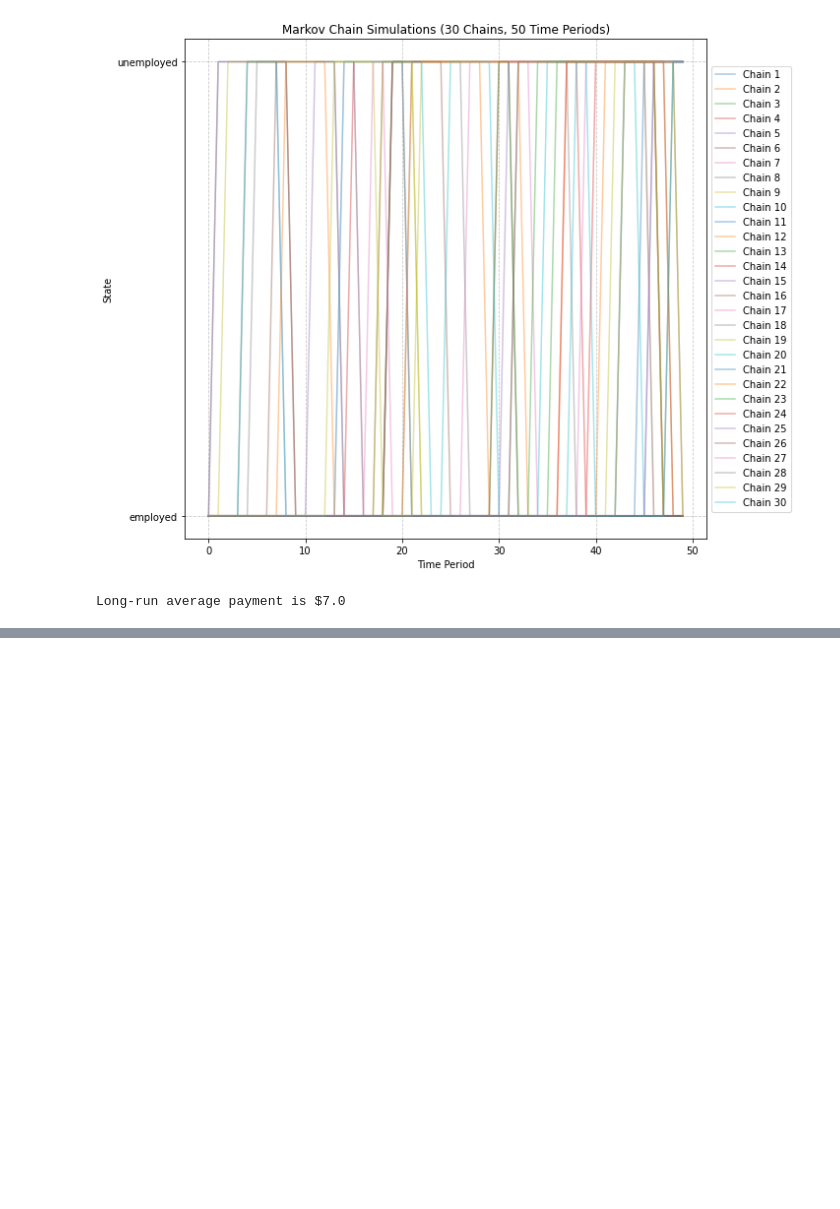
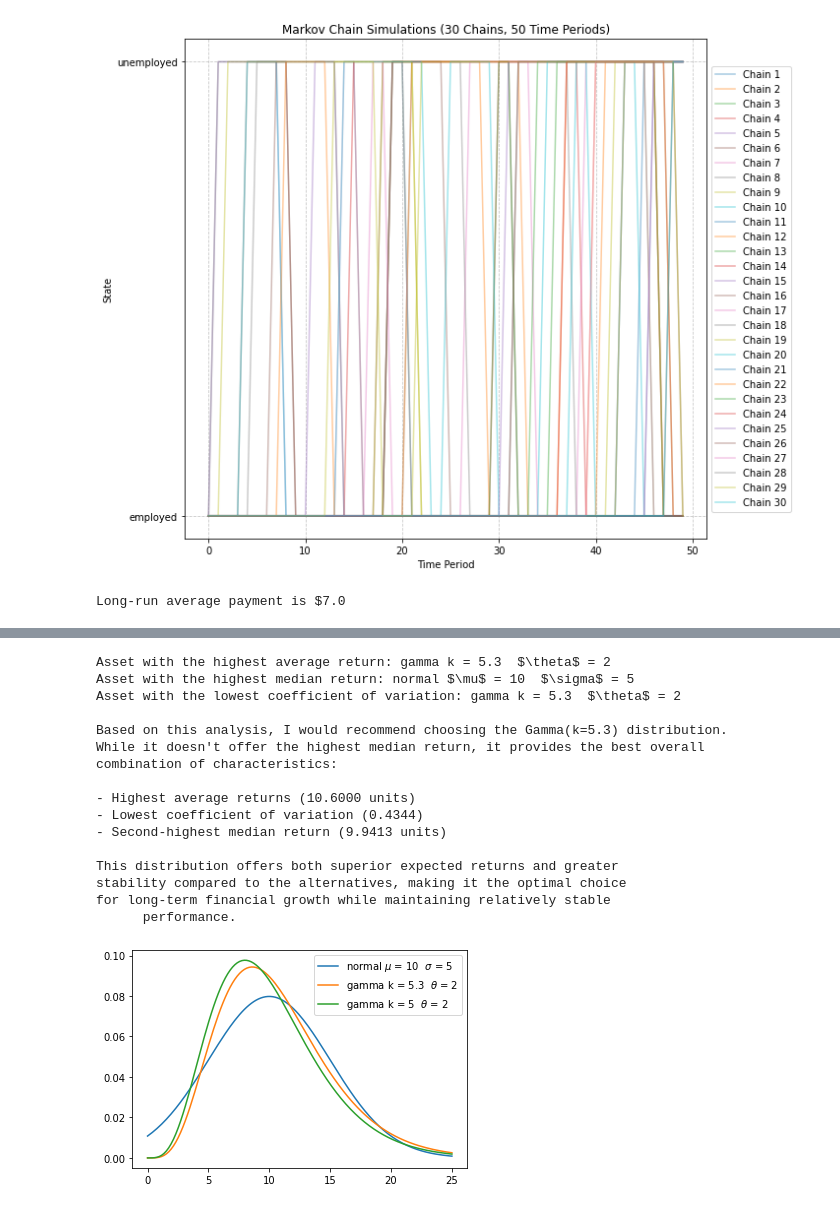
Before and after one commit to beauvilerobed/ds-ml-notes-projects-and-tutorials, a Jupyter notebook: projects/intro-to-economic-modeling-and-ds/scientific-computing/randomness.ipynb, the cells around one changed output, grey strips where cells are left out. Drawn from its saved outputs; the diff is of its cells as text; code cells hidden in the pictures; blank space fills up the shorter version.

```diff
--- a/projects/intro-to-economic-modeling-and-ds/scientific-computing/randomness.ipynb
+++ b/projects/intro-to-economic-modeling-and-ds/scientific-computing/randomness.ipynb
@@ -763,0 +777,68 @@ Long-run average payment is $7.0
+# %%
+import scipy.stats as st
+
+
+
+
+fig, ax = plt.subplots()
+
+x = np.linspace(0, 25, 130)
+norm_x = st.norm(10, 5)
+gamma_x = st.gamma(5.3, scale=2)
+gamma_y = st.gamma(5, scale=2)
+
+distributions = [(f"normal $\mu$ = {10}  $\sigma$ = {5}", norm_x),
+                 (f"gamma k = {5.3}  $\\theta$ = {2}", gamma_x),
+                 (f"gamma k = {5}  $\\theta$ = {2}", gamma_y)]
+
+ax.plot(x, norm_x.pdf(x), label=distributions[0][0])
+ax.plot(x, gamma_x.pdf(x), label=distributions[1][0])
+ax.plot(x, gamma_y.pdf(x), label=distributions[2][0])
+
+ax.legend()
+
+means = [val[1].mean() for val in distributions]
+high_avg_idx = np.array(means).argmax()
+print(f"Asset with the highest average return: {distributions[high_avg_idx][0]}")
+
+medians = [val[1].median() for val in distributions]
+high_median_idx = np.array(medians).argmax()
+print(f"Asset with the highest median return: {distributions[high_median_idx][0]}")
+
+
+coeff_of_vars = [val[1].std()/val[1].mean() for val in distributions]
+high_coeff_of_var_idx = np.array(coeff_of_vars).argmin()
+print(f"Asset with the lowest coefficient of variation: {distributions[high_coeff_of_var_idx][0]}")
+
+print("""
+Based on this analysis, I would recommend choosing the Gamma(k=5.3) distribution.
+While it doesn't offer the highest median return, it provides the best overall
+combination of characteristics:
+
+- Highest average returns (10.6000 units)
+- Lowest coefficient of variation (0.4344)
+- Second-highest median return (9.9413 units)
+
+This distribution offers both superior expected returns and greater
+stability compared to the alternatives, making it the optimal choice
+for long-term financial growth while maintaining relatively stable
+      performance.
+      """)
+# %% [output]
+Asset with the highest average return: gamma k = 5.3  $\theta$ = 2
+Asset with the highest median return: normal $\mu$ = 10  $\sigma$ = 5
+Asset with the lowest coefficient of variation: gamma k = 5.3  $\theta$ = 2
+
+Based on this analysis, I would recommend choosing the Gamma(k=5.3) distribution.
+While it doesn't offer the highest median return, it provides the best overall
+combination of characteristics:
+
+- Highest average returns (10.6000 units)
+- Lowest coefficient of variation (0.4344)
+- Second-highest median return (9.9413 units)
+
+This distribution offers both superior expected returns and greater
+stability compared to the alternatives, making it the optimal choice
+for long-term financial growth while maintaining relatively stable
+      performance.
+[figure, added]
```
Also changed, not shown: parts of 1 cell of this notebook.
